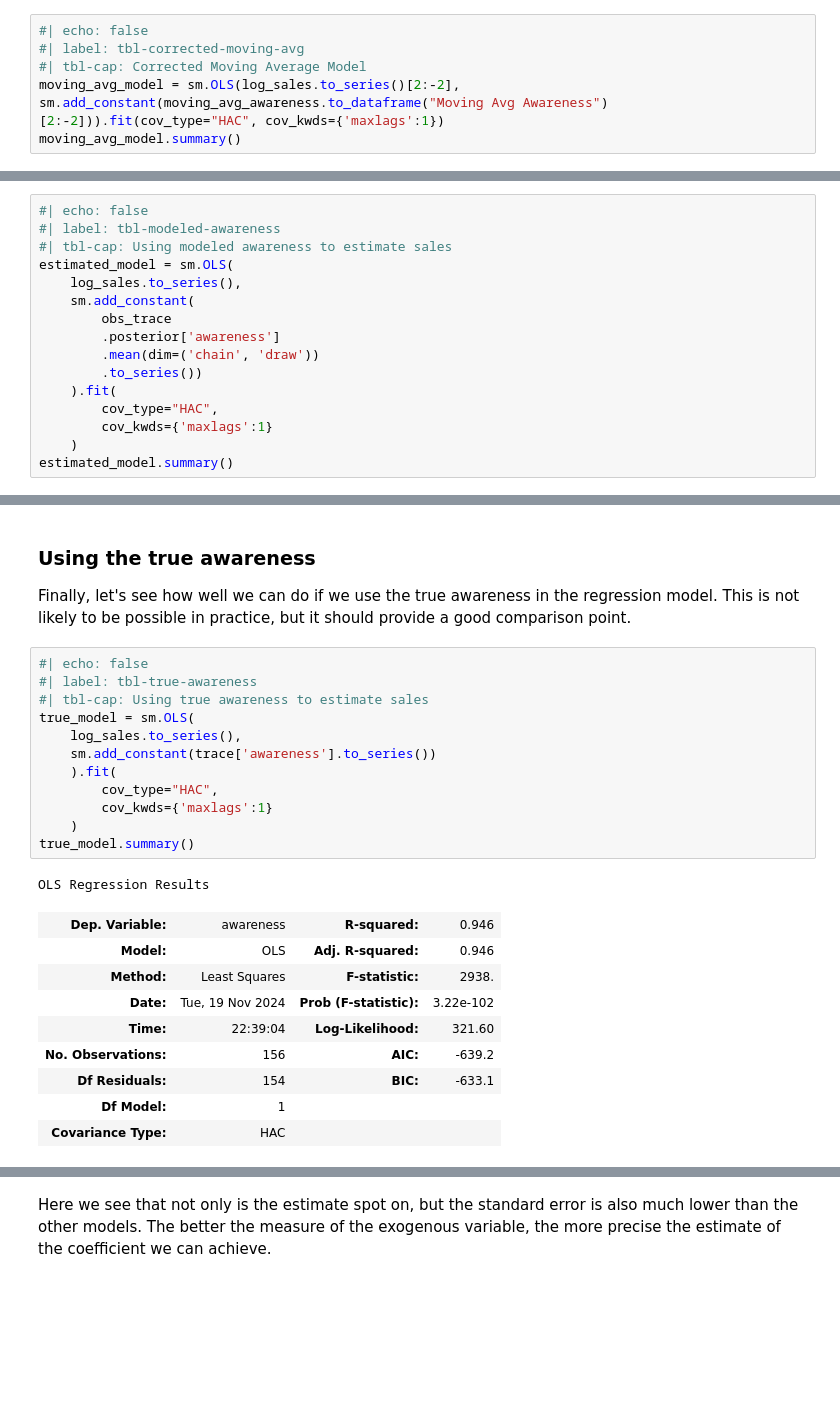
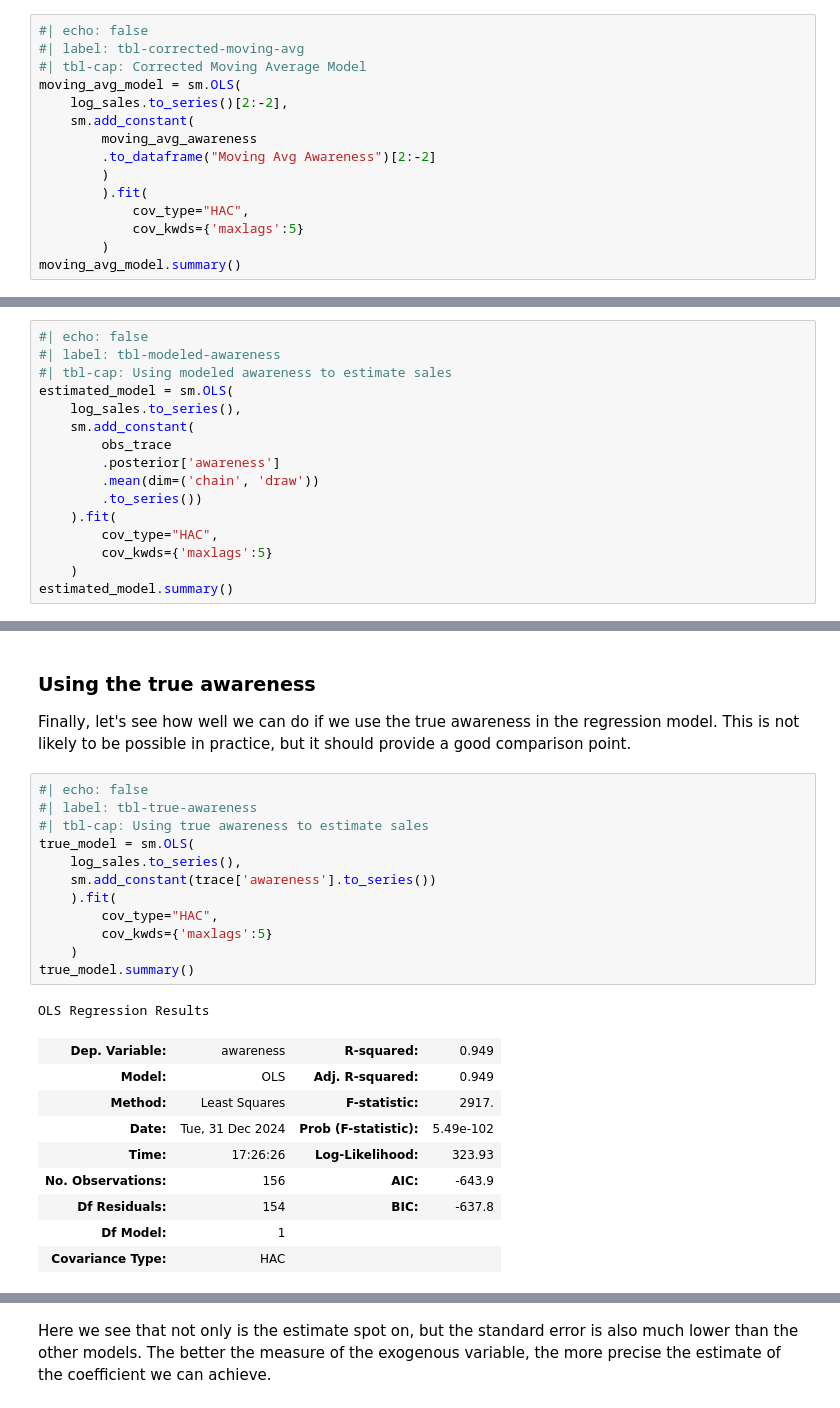
Before and after one commit to redam94/common_regression_issues, a Jupyter notebook: nbs/00_sampling_error.ipynb, the cells around one changed output, grey strips where cells are left out. Saved outputs shown, nothing was run; the diff lists cells and outputs as text; blank space fills up the shorter version.

```diff
--- a/nbs/00_sampling_error.ipynb
+++ b/nbs/00_sampling_error.ipynb
@@ -331,7 +332,16 @@ plt.title('Moving Average Awareness');
 #| echo: false
 #| label: tbl-corrected-moving-avg
 #| tbl-cap: Corrected Moving Average Model
-moving_avg_model = sm.OLS(log_sales.to_series()[2:-2], sm.add_constant(moving_avg_awareness.to_dataframe("Moving Avg Awareness")[2:-2])).fit(cov_type="HAC", cov_kwds={'maxlags':1})
+moving_avg_model = sm.OLS(
+    log_sales.to_series()[2:-2],
+    sm.add_constant(
+        moving_avg_awareness
+        .to_dataframe("Moving Avg Awareness")[2:-2]
+        )
+        ).fit(
+            cov_type="HAC",
+            cov_kwds={'maxlags':5}
+        )
 moving_avg_model.summary()
 # %% [output]
 OLS Regression Results
@@ -441,7 +461,7 @@ estimated_model = sm.OLS(
         .to_series())
     ).fit(
         cov_type="HAC",
-        cov_kwds={'maxlags':1}
+        cov_kwds={'maxlags':5}
     )
 estimated_model.summary()
 # %% [output]
@@ -473,24 +493,24 @@ Finally, let's see how well we can do if we use the true awareness in the regres
 # %%
 #| echo: false
 #| label: tbl-true-awareness
 #| tbl-cap: Using true awareness to estimate sales
 true_model = sm.OLS(
     log_sales.to_series(),
     sm.add_constant(trace['awareness'].to_series())
     ).fit(
         cov_type="HAC",
-        cov_kwds={'maxlags':1}
+        cov_kwds={'maxlags':5}
     )
 true_model.summary()
 # %% [output]
 OLS Regression Results
-| Dep. Variable: | awareness | R-squared: | 0.946 |
-| Model: | OLS | Adj. R-squared: | 0.946 |
-| Method: | Least Squares | F-statistic: | 2938. |
-| Date: | Tue, 19 Nov 2024 | Prob (F-statistic): | 3.22e-102 |
-| Time: | 22:39:04 | Log-Likelihood: | 321.60 |
-| No. Observations: | 156 | AIC: | -639.2 |
-| Df Residuals: | 154 | BIC: | -633.1 |
+| Dep. Variable: | awareness | R-squared: | 0.949 |
+| Model: | OLS | Adj. R-squared: | 0.949 |
+| Method: | Least Squares | F-statistic: | 2917. |
+| Date: | Tue, 31 Dec 2024 | Prob (F-statistic): | 5.49e-102 |
+| Time: | 17:26:26 | Log-Likelihood: | 323.93 |
+| No. Observations: | 156 | AIC: | -643.9 |
+| Df Residuals: | 154 | BIC: | -637.8 |
 | Df Model: | 1 |  |  |
 | Covariance Type: | HAC |  |  |
 |  | coef | std err | z | P>|z| | [0.025 | 0.975] |
```
Also changed, not shown: parts of 9 cells of this notebook.
